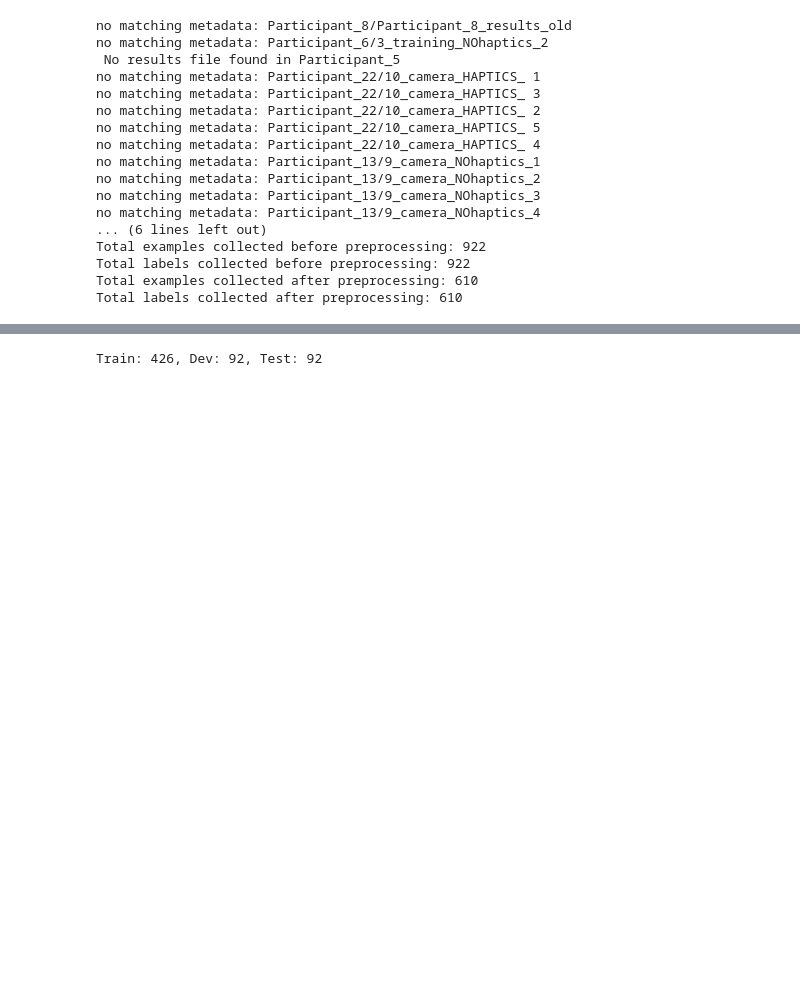
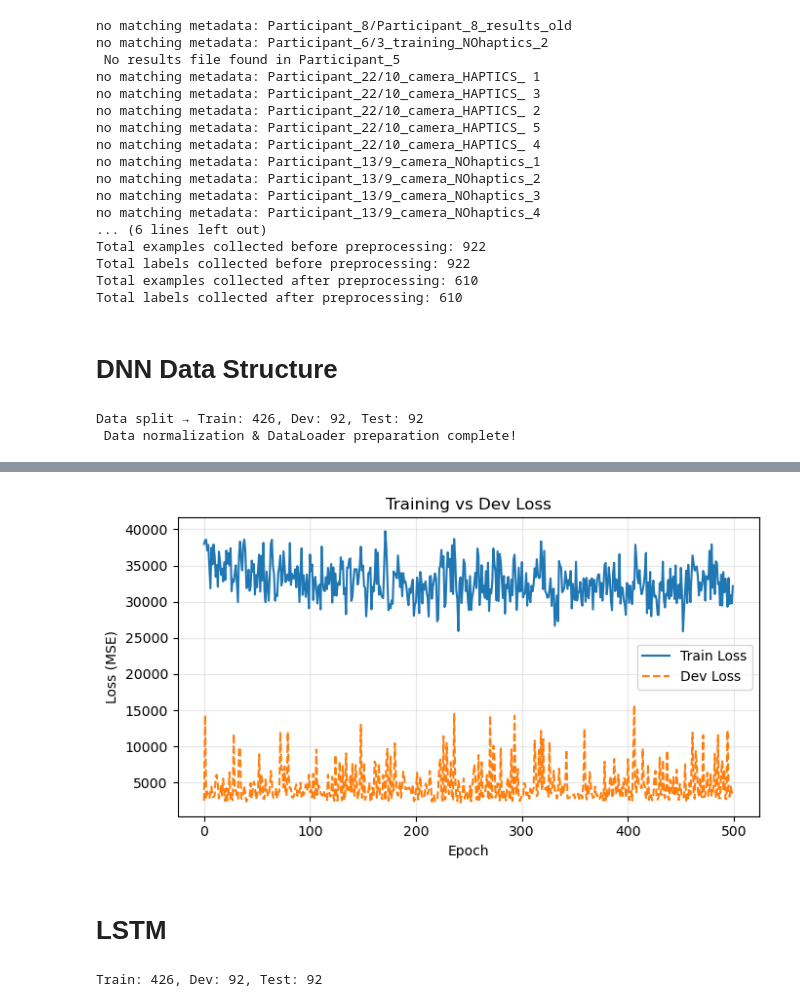
Before and after one commit to tpgml2612/CS230-Project, a Jupyter notebook: RNN.ipynb, the cells around one changed output, grey strips where cells are left out. Saved outputs shown, nothing was run; the diff lists cells and outputs as text; code cells hidden in the pictures; blank space fills up the shorter version.

```diff
--- a/RNN.ipynb
+++ b/RNN.ipynb
@@ -109,3 +109,5 @@ Total examples collected before preprocessing: 922
 Total labels collected before preprocessing: 922
 Total examples collected after preprocessing: 610
 Total labels collected after preprocessing: 610
+# %% [markdown]
+# DNN Data Structure
@@ -111,0 +196,9 @@ Total labels collected after preprocessing: 610
+# %%
+data = prepare_regression_data(valid_examples, valid_labels)
+
+train_loader = data["train_loader"]
+dev_loader   = data["dev_loader"]
+test_loader  = data["test_loader"]
+# %% [output]
+Data split → Train: 426, Dev: 92, Test: 92
+ Data normalization & DataLoader preparation complete!
@@ -111,0 +309,10 @@ Total labels collected after preprocessing: 610
+# %%
+model, train_losses, dev_losses = train_dnn(
+    model,
+    train_loader,
+    dev_loader,
+    n_epochs=500,
+    lr=1e-3,
+    optimizer_name="adam"
+)
+# %% [output]
@@ -112,3 +336,6 @@ Total labels collected after preprocessing: 610
+[figure, added]
+# %% [markdown]
+# LSTM
 # %%
 # train+temp / test  : 85/15
 ex_train, ex_temp, y_train, y_temp = train_test_split(
```
Also changed, not shown: parts of 11 cells of this notebook, 8 other files.
